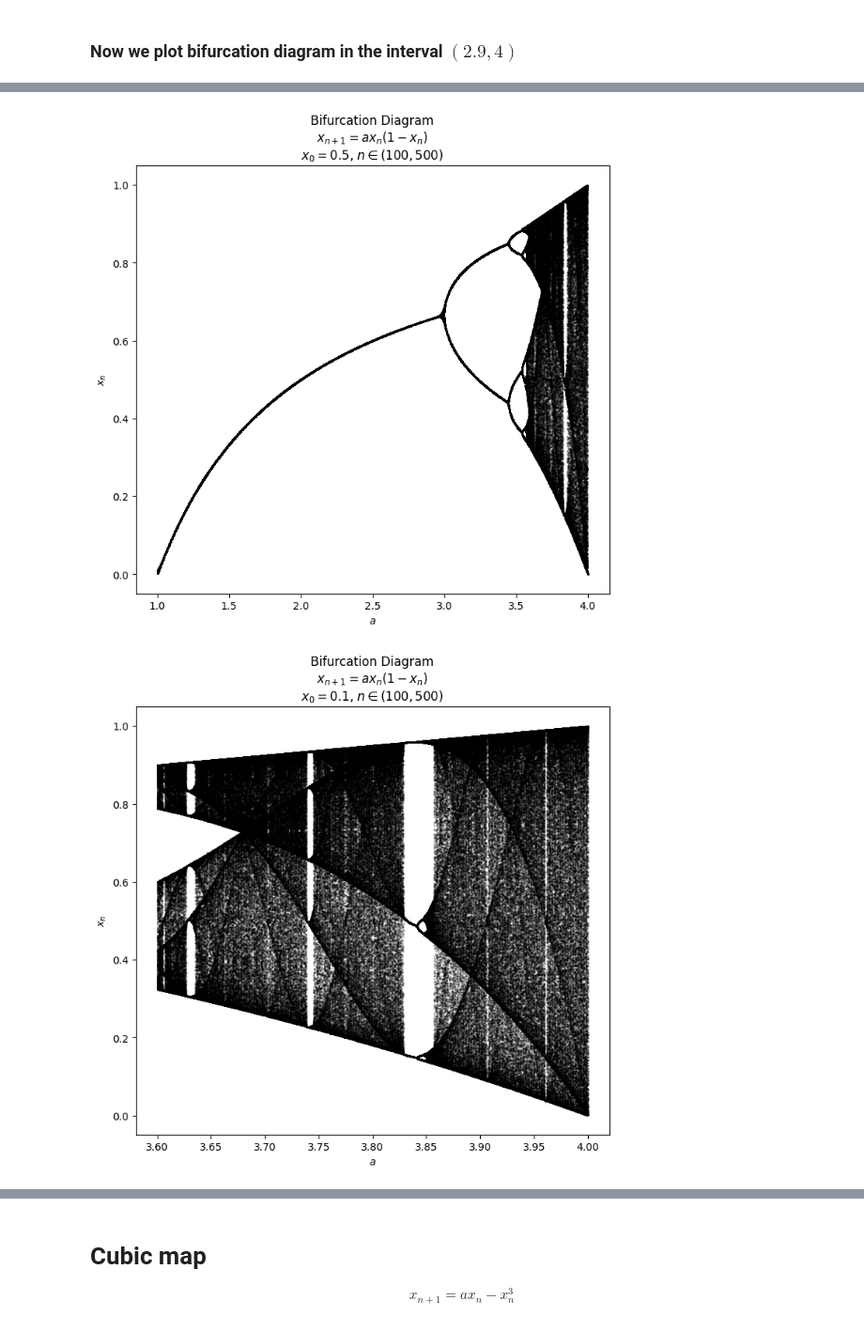
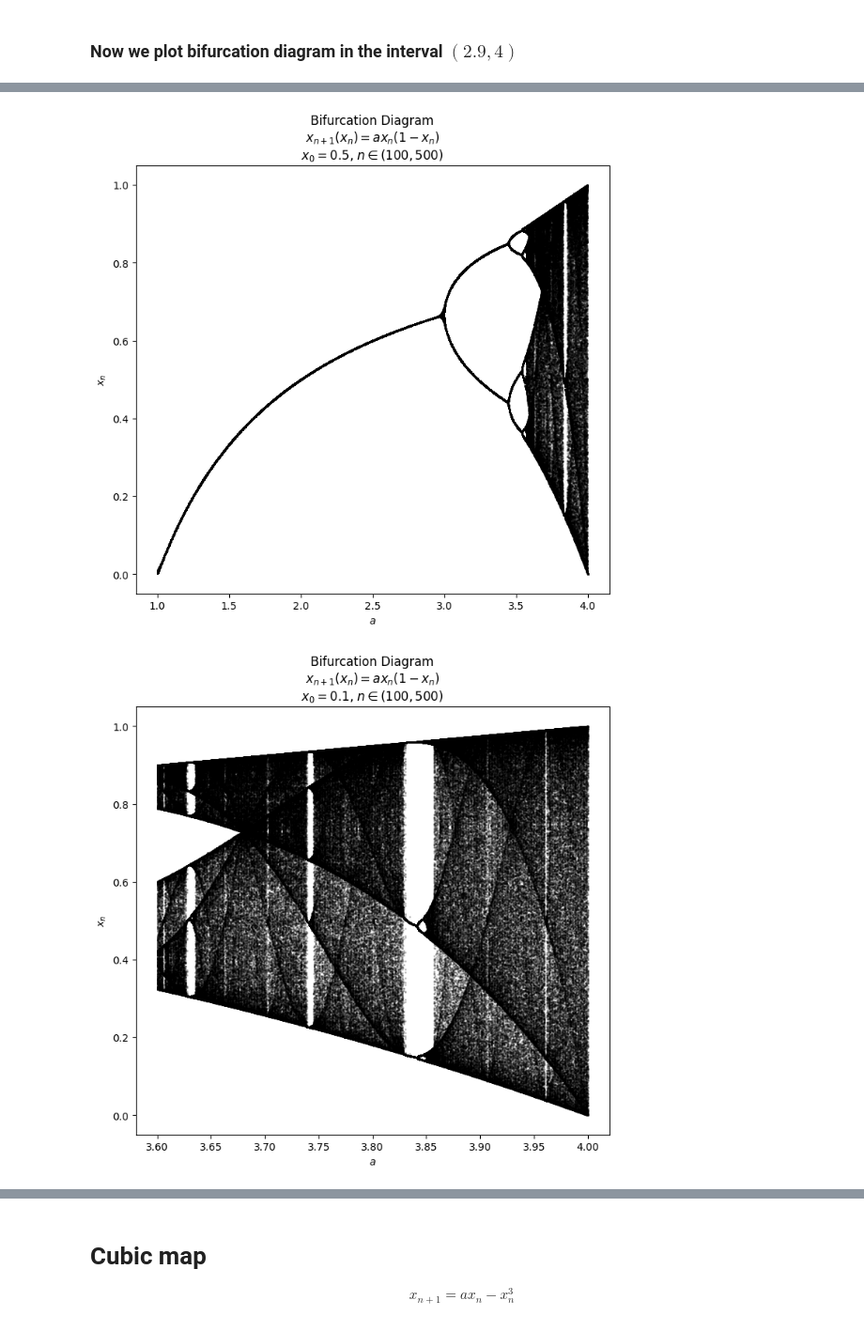
Before and after one commit to Yolonek/NonlinearDynamics, a Jupyter notebook: L4-LogisticMap.ipynb, the cells around one changed output, grey strips where cells are left out. Shown at 94% size. Saved outputs shown, nothing was run; the diff lists cells and outputs as text; code cells hidden in the pictures.

```diff
--- a/L4-LogisticMap.ipynb
+++ b/L4-LogisticMap.ipynb
@@ -15,6 +15,7 @@ from matplotlib import pyplot as plt
 # %% [markdown]
 First we define the function to calculate nth element of a logistic map
 # %%
-x_n_plus1, x_n, a = sp.symbols('x_{n+1} x_n a')
+x_n, a = sp.symbols('x_n a')
+x_n_plus1 = sp.Function('x_{n+1}')(x_n)
 x_n_plus1
 # %% [output]
@@ -24,6 +25,6 @@ x_n
 # %% [output]
 $\displaystyle x_{n}$
 # %%
-quadratic_map = sp.Eq(x_n_plus1, a*x_n * (1 - x_n))
-quadratic_map
+quadratic_map_symbolic = sp.Eq(x_n_plus1, a * x_n * (1 - x_n))
+quadratic_map_symbolic
 # %% [output]
@@ -31,6 +32,6 @@ $\displaystyle x_{n+1} = a x_{n} \left(1 - x_{n}\right)$
 # %%
 @nb.njit()
-def logistic_map_expression(x, a):
+def quadratic_map_expression(x, a):
     return a * x * (1 - x)
 # %%
 x_0, n = 0.1, 51
@@ -80,16 +81,16 @@ diagram = logistic_map_parameter_dependence(x_0, n, logistic_map_expression, a_i
 # %%
-plot_bifurcation_diagram(diagram, a_interval, skip, quadratic_map, {'color': 'black', 's': 1, 'alpha': 0.2}, {})
+plot_bifurcation_diagram(diagram, a_interval, skip, quadratic_map_symbolic, {'color': 'black', 's': 1, 'alpha': 0.2}, {})
 # %% [output]
-[figure, old version]
+[figure, new version]
 # %%
 x_0, n, skip = 0.1, 501, 100
 a_start, a_end, quality = 3.6, 4, 1000
 a_interval = np.linspace(a_start, a_end, quality)
-diagram = logistic_map_parameter_dependence(x_0, n, logistic_map_expression, a_interval)
+diagram = logistic_map_parameter_dependence(x_0, n, quadratic_map_expression, a_interval)
 # %%
-plot_bifurcation_diagram(diagram, a_interval, skip, quadratic_map, {'color': 'black', 's': 1, 'alpha': 0.2}, {})
+plot_bifurcation_diagram(diagram, a_interval, skip, quadratic_map_symbolic, {'color': 'black', 's': 1, 'alpha': 0.2}, {})
 # %% [output]
-[figure, old version]
+[figure, new version]
 # %%
 x_0, n, skip = 0.1, 501, 100
 a_start, a_end, quality = 3.4, 3.64, 1000
```
Also changed, not shown: parts of 33 cells of this notebook, 1 other file.
